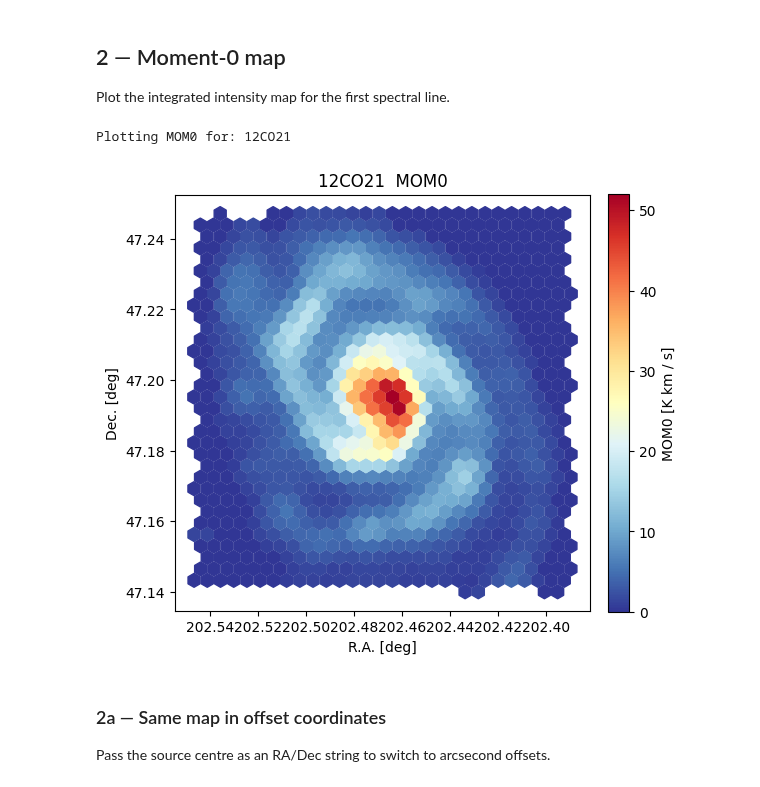
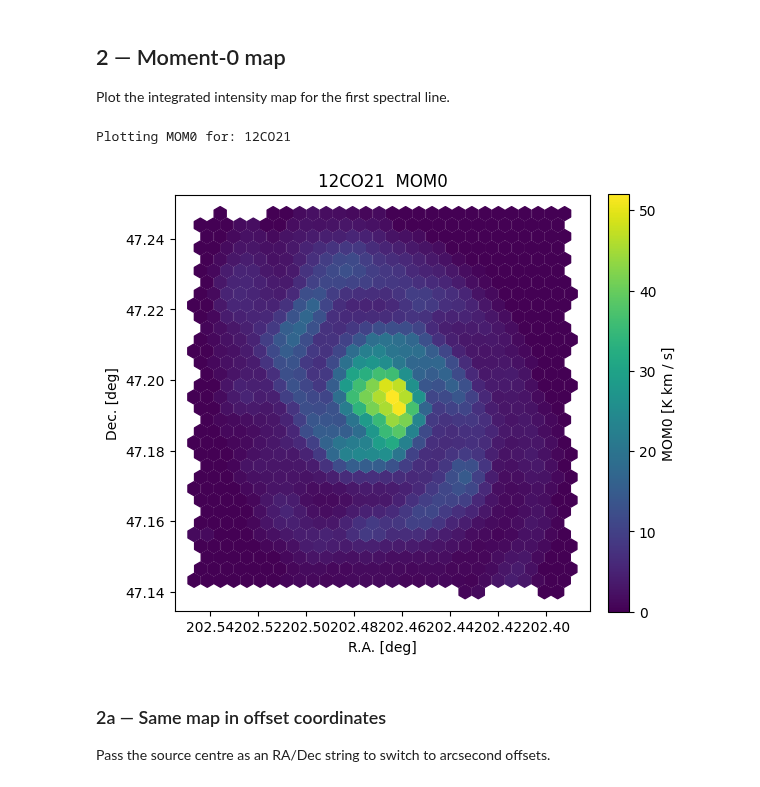
Before and after one commit to PhangsTeam/astro-HexMaps, a Jupyter notebook: analysis/pystructure_example.ipynb, the cells around one changed output. Cells and saved outputs as stored; diff of their text form; code cells hidden in the pictures.

```diff
--- a/analysis/pystructure_example.ipynb
+++ b/analysis/pystructure_example.ipynb
@@ -61,11 +61,11 @@ Plot the integrated intensity map for the first spectral line.
 # %%
 line = ps.lines[0]   # e.g. "12CO21"
 print(f"Plotting MOM0 for: {line}")
 
-ps.quickplot_map(line, quantity="MOM0", cmap="RdYlBu_r", stretch="lin")
+ps.quickplot_map(line, quantity="MOM0")
 # %% [output]
 Plotting MOM0 for: 12CO21
-[figure, old version]
+[figure, new version]
 # %% [markdown]
 ### 2a — Same map in offset coordinates
 
```
Also changed, not shown: parts of 4 cells of this notebook, 5 other files.
